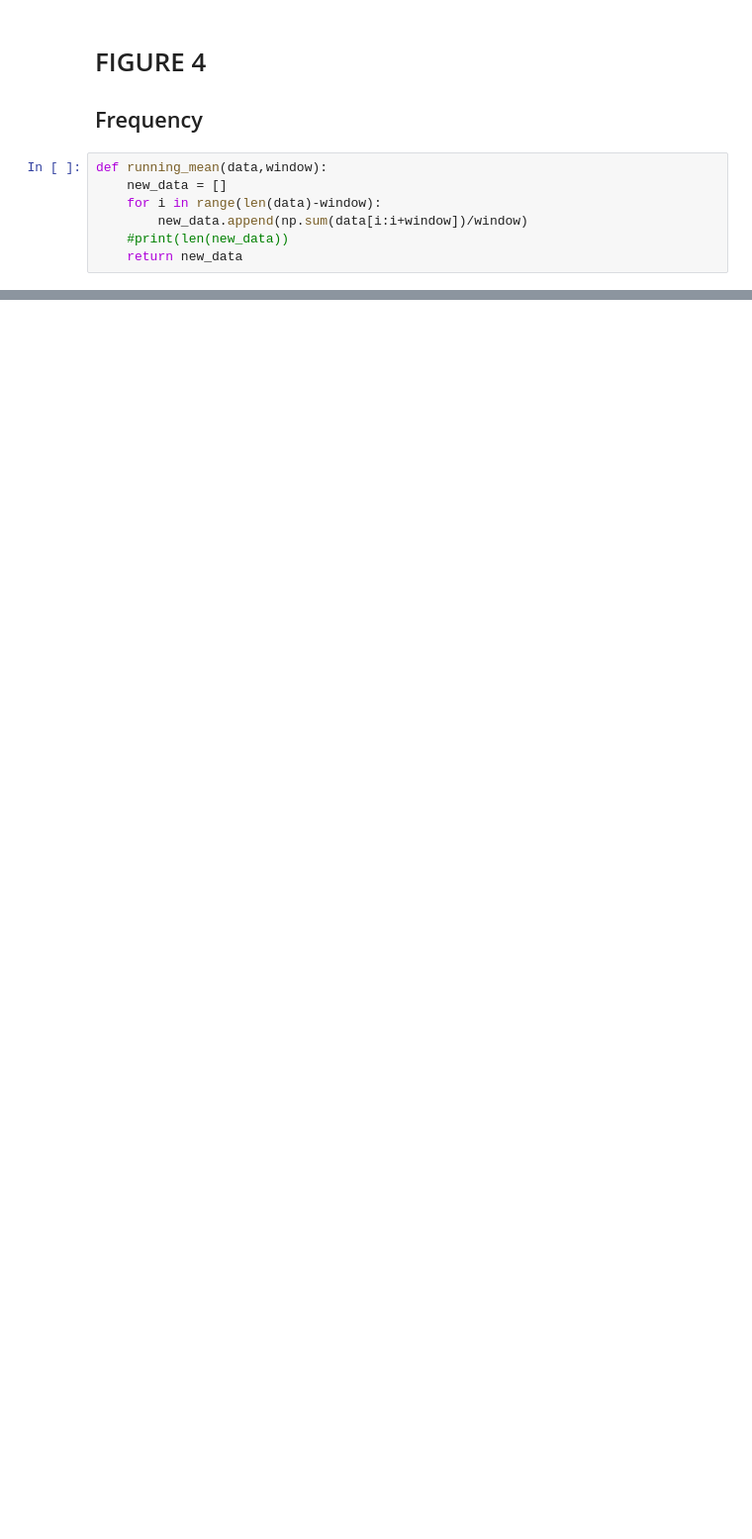
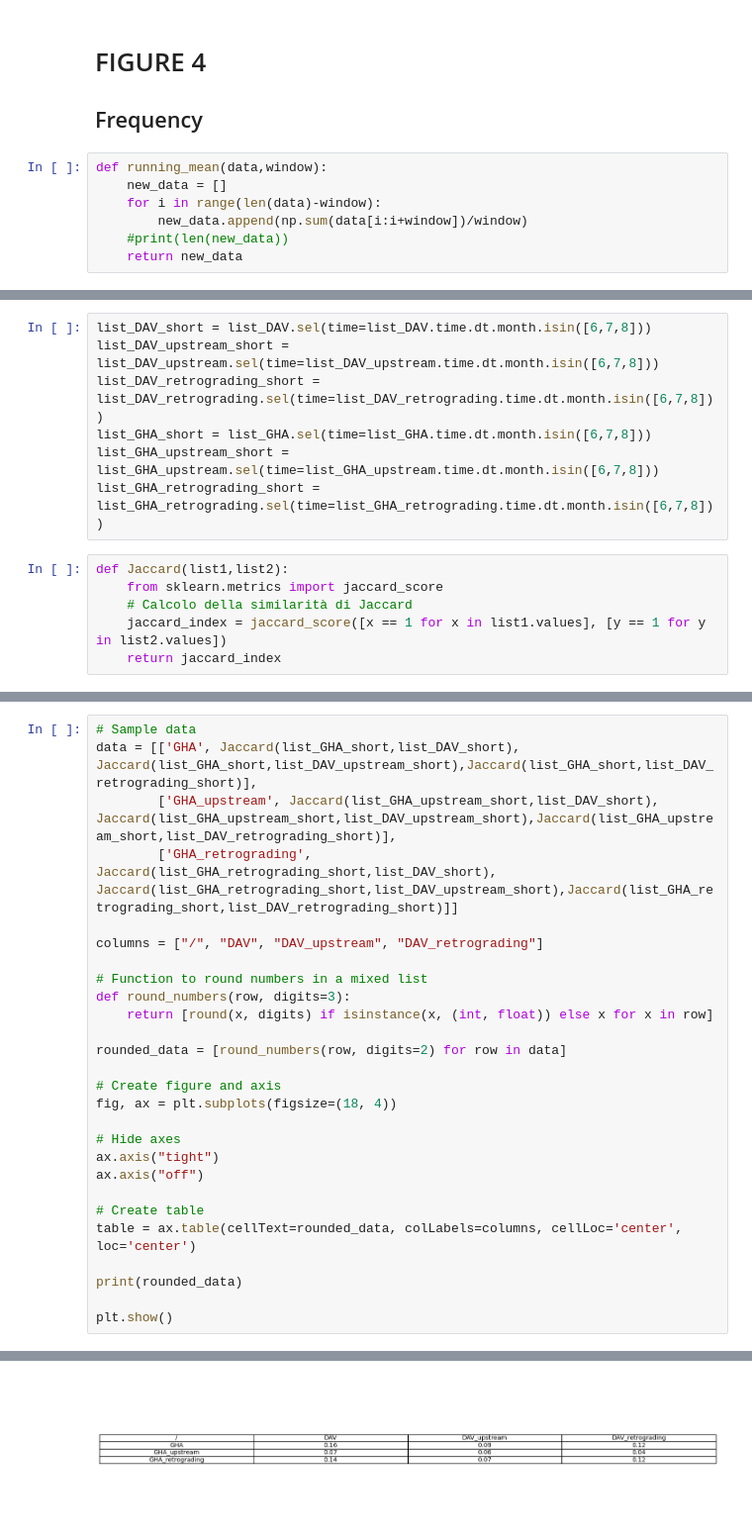
Before and after one commit to michele-filippucci/greenland_blocking, a Jupyter notebook: article_plots_2.0/Part1.ipynb, the cells around one changed output, grey strips where cells are left out. Shown at 99% size. Saved outputs shown, nothing was run; the diff lists cells and outputs as text; blank space fills up the shorter version.

```diff
--- a/article_plots_2.0/Part1.ipynb
+++ b/article_plots_2.0/Part1.ipynb
@@ -571,0 +787,13 @@ Text(0.5, 0.98, '')
+# %%
+list_DAV_short = list_DAV.sel(time=list_DAV.time.dt.month.isin([6,7,8]))
+list_DAV_upstream_short = list_DAV_upstream.sel(time=list_DAV_upstream.time.dt.month.isin([6,7,8]))
+list_DAV_retrograding_short = list_DAV_retrograding.sel(time=list_DAV_retrograding.time.dt.month.isin([6,7,8]))
+list_GHA_short = list_GHA.sel(time=list_GHA.time.dt.month.isin([6,7,8]))
+list_GHA_upstream_short = list_GHA_upstream.sel(time=list_GHA_upstream.time.dt.month.isin([6,7,8]))
+list_GHA_retrograding_short = list_GHA_retrograding.sel(time=list_GHA_retrograding.time.dt.month.isin([6,7,8]))
+# %%
+def Jaccard(list1,list2):
+    from sklearn.metrics import jaccard_score
+    # Calcolo della similarità di Jaccard
+    jaccard_index = jaccard_score([x == 1 for x in list1.values], [y == 1 for y in list2.values])
+    return jaccard_index
@@ -571,0 +808,28 @@ Text(0.5, 0.98, '')
+# %%
+# Sample data
+data = [['GHA', Jaccard(list_GHA_short,list_DAV_short), Jaccard(list_GHA_short,list_DAV_upstream_short),Jaccard(list_GHA_short,list_DAV_retrograding_short)],
+        ['GHA_upstream', Jaccard(list_GHA_upstream_short,list_DAV_short), Jaccard(list_GHA_upstream_short,list_DAV_upstream_short),Jaccard(list_GHA_upstream_short,list_DAV_retrograding_short)],
+        ['GHA_retrograding', Jaccard(list_GHA_retrograding_short,list_DAV_short), Jaccard(list_GHA_retrograding_short,list_DAV_upstream_short),Jaccard(list_GHA_retrograding_short,list_DAV_retrograding_short)]]
+
+columns = ["/", "DAV", "DAV_upstream", "DAV_retrograding"]
+
+# Function to round numbers in a mixed list
+def round_numbers(row, digits=3):
+    return [round(x, digits) if isinstance(x, (int, float)) else x for x in row]
+
+rounded_data = [round_numbers(row, digits=2) for row in data]
+
+# Create figure and axis
+fig, ax = plt.subplots(figsize=(18, 4))
+
+# Hide axes
+ax.axis("tight")
+ax.axis("off")
+
+# Create table
+table = ax.table(cellText=rounded_data, colLabels=columns, cellLoc='center', loc='center')
+
+print(rounded_data)
+
+plt.show()
+# %% [output]
@@ -571,0 +837 @@ Text(0.5, 0.98, '')
+[figure, added]
```
Also changed, not shown: parts of 41 cells of this notebook, 18 other files.
